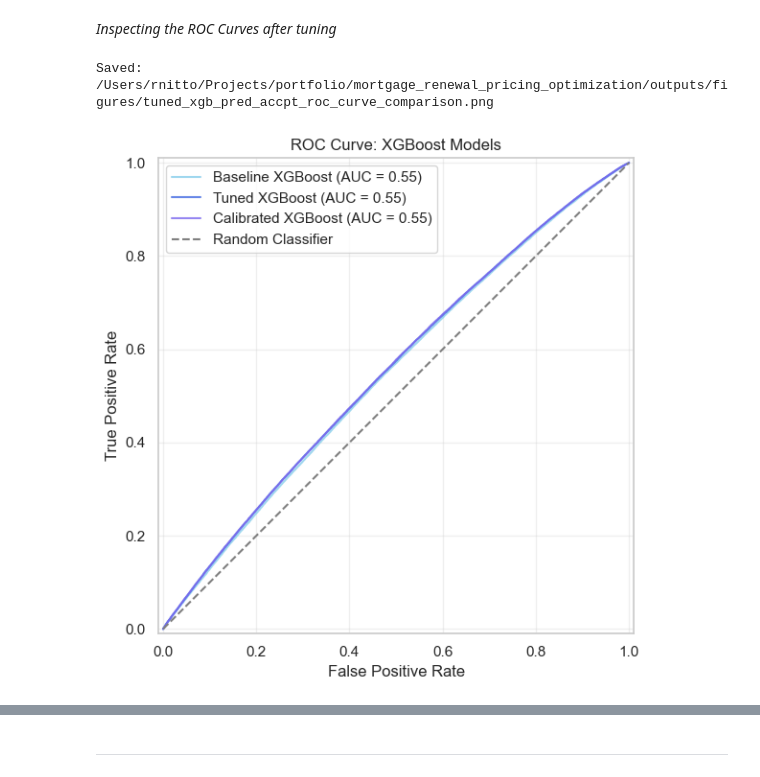
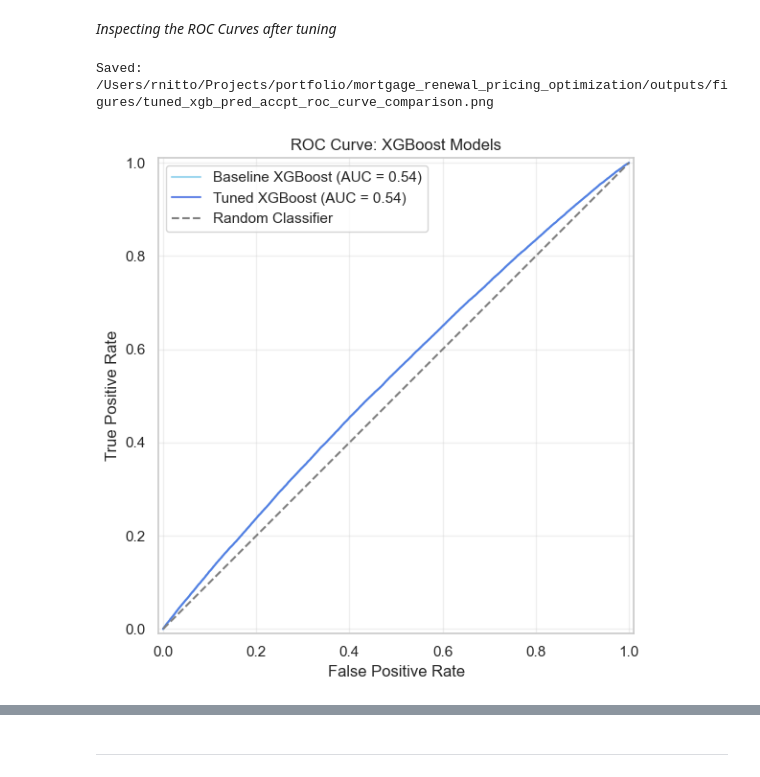
Before and after one commit to theen04/mortgage-renewal-pricing-optimization, a Jupyter notebook: mortgage_pricing_model.ipynb, the cells around one changed output, grey strips where cells are left out. Cells and saved outputs as stored; diff of their text form; code cells hidden in the pictures.

```diff
--- a/mortgage_pricing_model.ipynb
+++ b/mortgage_pricing_model.ipynb
@@ -851 +1059,19 @@ df_time_series['accept_prob'], df_time_series['offered_rate'], df_time_series['s
 )
+# %%
+df_time_series["spread_bps"] = (
+    df_time_series["offered_rate"]
+    - df_time_series["funding_rate"]
+) * 10_000
+
+display(
+    df_time_series
+    .groupby("term")
+    .agg(
+        customers=("customer_id", "size"),
+        mean_funding_rate=("funding_rate", "mean"),
+        mean_offered_rate=("offered_rate", "mean"),
+        mean_spread_bps=("spread_bps", "mean"),
+        median_spread_bps=("spread_bps", "median"),
+    )
+    .round(4)
+)
@@ -1068,9 +1298,9 @@ Key preprocessing steps include:
 # %%
 # defining features and target from synthetic dataset
 features = [
-    "fico", "income", "dti", "tenure_yrs", "term", "offered_rate",
-    "rate_elasticity", "loyalty_factor", "market_sensitivity", "segment"
+    "fico", "income", "dti", "tenure_yrs", "term", "loan_amount", "offered_rate", "loyalty_factor", "segment"
 ]
+
 target = "accepted"
 
 # splitting by unique customer IDs for train/test
@@ -1089,8 +1319,7 @@ y_test = df_test[target]
 *Defining numeric and categorical features, standard Scaler and preprocessor to use in pipelines*
 # %%
 # Define feature groups
-numeric_features = ["fico", "income", "dti", "tenure_yrs", "offered_rate",
-                    "rate_elasticity", "loyalty_factor", "market_sensitivity"]
+numeric_features = ["fico", "income", "dti", "loan_amount", "tenure_yrs", "offered_rate", "loyalty_factor"]
 categorical_features = ["term", "segment"]
 
 # ColumnTransformer for preprocessing
@@ -1446,38 +1671,32 @@ Saved: /Users/rnitto/Projects/portfolio/mortgage_renewal_pricing_optimization/ou
 # %%
 y_true = df_test["accepted"]
 
 plt.figure(figsize=(8,6))
 ax = plt.gca()  # get current axes
 
 # plotting baseline XGBoost
 RocCurveDisplay.from_predictions(
-    y_true, y_xgb_base, name="Baseline XGBoost",
+    y_true, y_pred_baseline, name="Baseline XGBoost",
     curve_kwargs={"color":"skyblue", "alpha":0.8}, ax=ax
 )
 
 # plotting tuned XGBoost
 RocCurveDisplay.from_predictions(
-    y_true, y_xgb_tuned, name="Tuned XGBoost",
+    y_true, y_pred_tuned, name="Tuned XGBoost",
     curve_kwargs={"color":"royalblue", "alpha":0.8}, ax=ax
-)
-
-# plotting calibrated XGBoost
-RocCurveDisplay.from_predictions(
-    y_true, y_xgb_cal, name="Calibrated XGBoost",
-    curve_kwargs={"color":"mediumslateblue", "alpha":0.8}, ax=ax
 )
 
 # adding reference diagonal line
 ax.plot([0,1], [0,1], linestyle="--", color="gray", label="Random Classifier")
 
 ax.set_xlabel("False Positive Rate")
 ax.set_ylabel("True Positive Rate")
 ax.set_title("ROC Curve: XGBoost Models")
 ax.legend()
 ax.grid(alpha=0.3)
 plt.tight_layout()
 save_figure("tuned_xgb_pred_accpt_roc_curve_comparison.png")
 plt.show()
 # %% [output]
 Saved: /Users/rnitto/Projects/portfolio/mortgage_renewal_pricing_optimization/outputs/figures/tuned_xgb_pred_accpt_roc_curve_comparison.png
-[figure, old version]
+[figure, new version]
```
Also changed, not shown: parts of 80 cells of this notebook, 19 other files.
